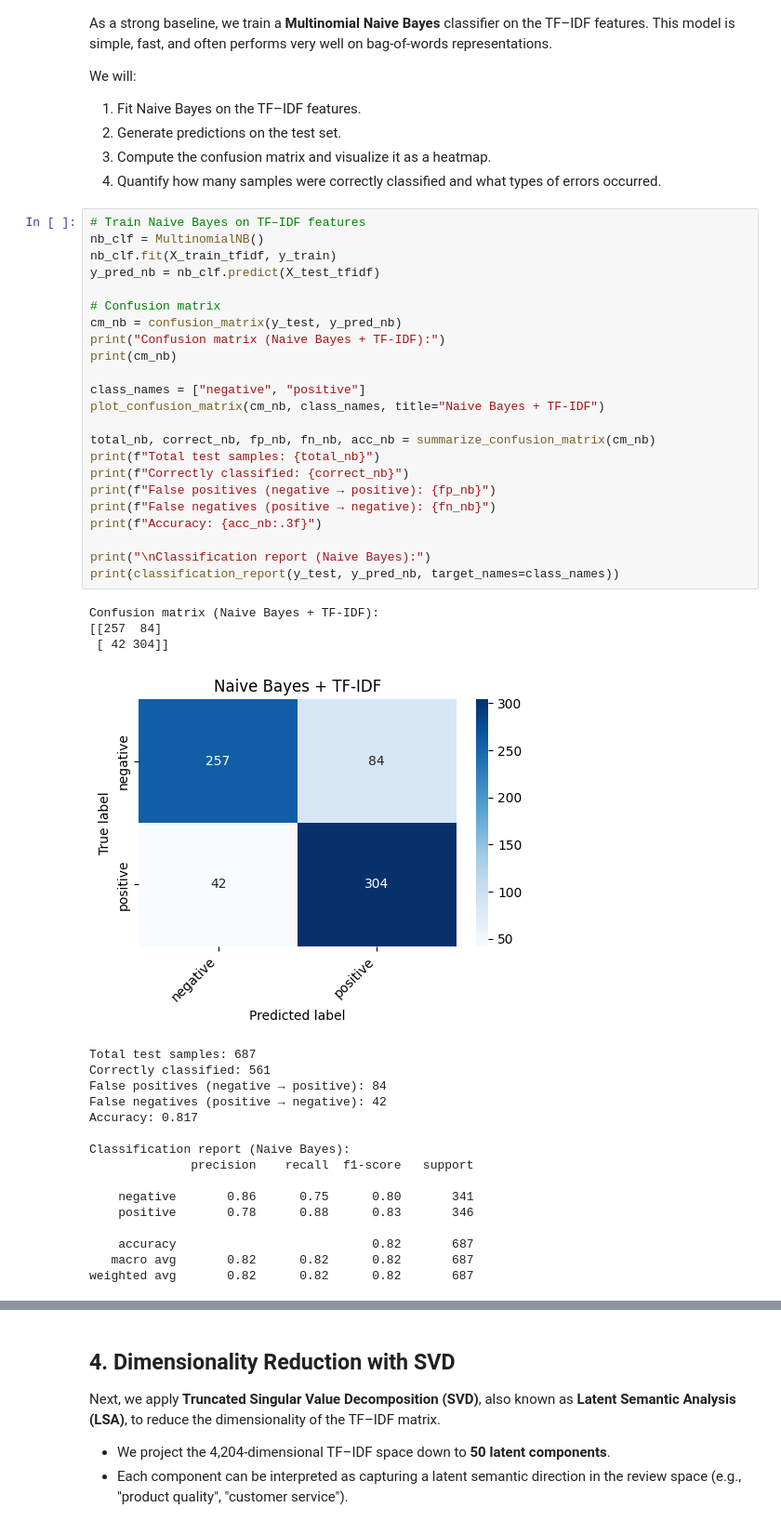
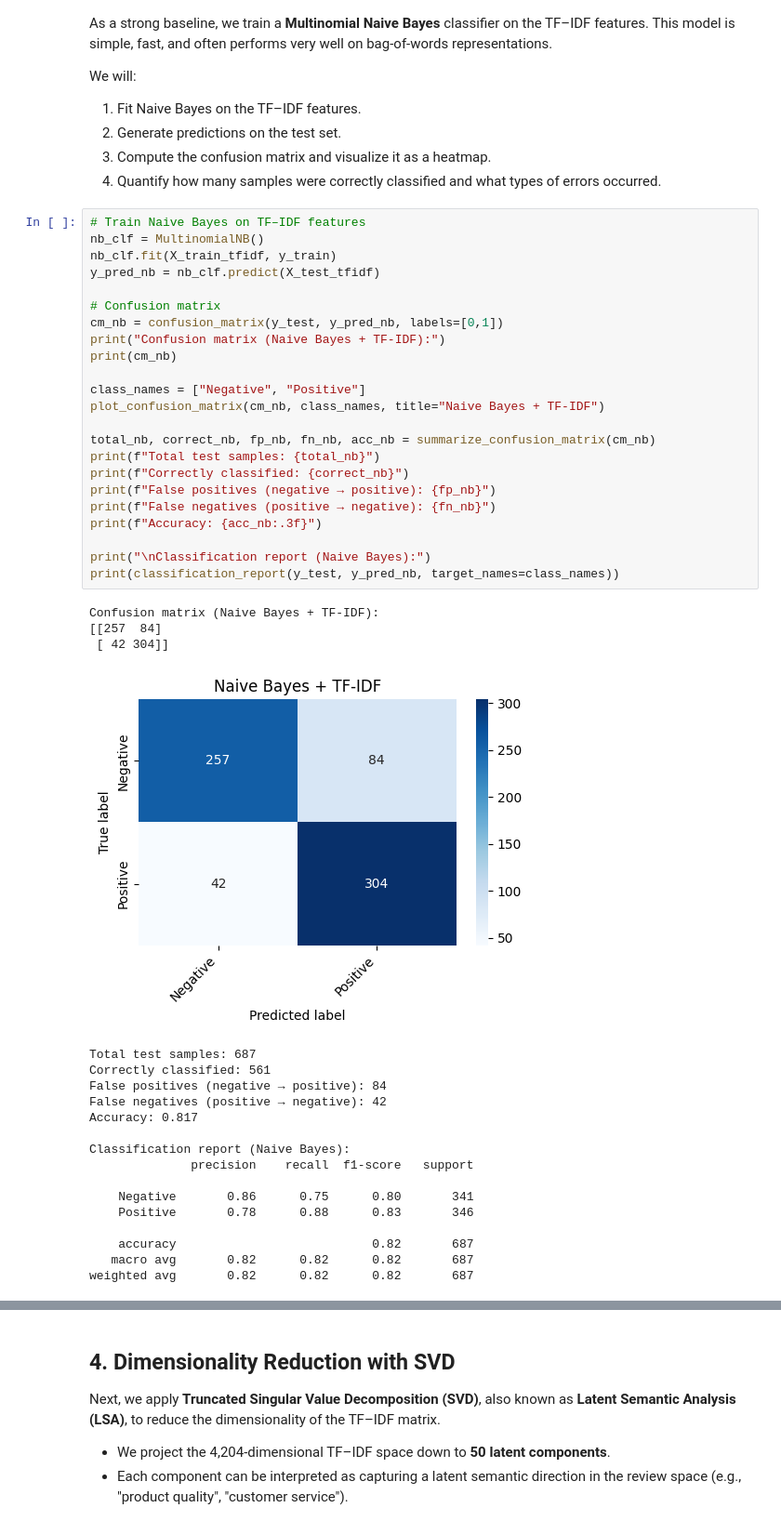
Before and after one commit to Andrew-Silveira-5077086/SentimentLabelledSentences-FinalProject, a Jupyter notebook: GroupProject-Final.ipynb, the cells around one changed output, grey strips where cells are left out. Shown at 93% size. Cells and saved outputs as stored; diff of their text form.

```diff
--- a/GroupProject-Final.ipynb
+++ b/GroupProject-Final.ipynb
@@ -294,31 +294,31 @@ We will:
 # %%
 # Train Naive Bayes on TF–IDF features
 nb_clf = MultinomialNB()
 nb_clf.fit(X_train_tfidf, y_train)
 y_pred_nb = nb_clf.predict(X_test_tfidf)
 
 # Confusion matrix
-cm_nb = confusion_matrix(y_test, y_pred_nb)
+cm_nb = confusion_matrix(y_test, y_pred_nb, labels=[0,1])
 print("Confusion matrix (Naive Bayes + TF-IDF):")
 print(cm_nb)
 
-class_names = ["negative", "positive"]
+class_names = ["Negative", "Positive"]
 plot_confusion_matrix(cm_nb, class_names, title="Naive Bayes + TF-IDF")
 
 total_nb, correct_nb, fp_nb, fn_nb, acc_nb = summarize_confusion_matrix(cm_nb)
 print(f"Total test samples: {total_nb}")
 print(f"Correctly classified: {correct_nb}")
 print(f"False positives (negative → positive): {fp_nb}")
 print(f"False negatives (positive → negative): {fn_nb}")
 print(f"Accuracy: {acc_nb:.3f}")
 
 print("\nClassification report (Naive Bayes):")
 print(classification_report(y_test, y_pred_nb, target_names=class_names))
 # %% [output]
 Confusion matrix (Naive Bayes + TF-IDF):
 [[257  84]
  [ 42 304]]
-[figure, old version]
+[figure, new version]
 Total test samples: 687
 Correctly classified: 561
 False positives (negative → positive): 84
@@ -328,8 +328,8 @@ Accuracy: 0.817
 Classification report (Naive Bayes):
               precision    recall  f1-score   support
 
-    negative       0.86      0.75      0.80       341
-    positive       0.78      0.88      0.83       346
+    Negative       0.86      0.75      0.80       341
+    Positive       0.78      0.88      0.83       346
 
     accuracy                           0.82       687
    macro avg       0.82      0.82      0.82       687
```
Also changed, not shown: parts of 4 cells of this notebook.
